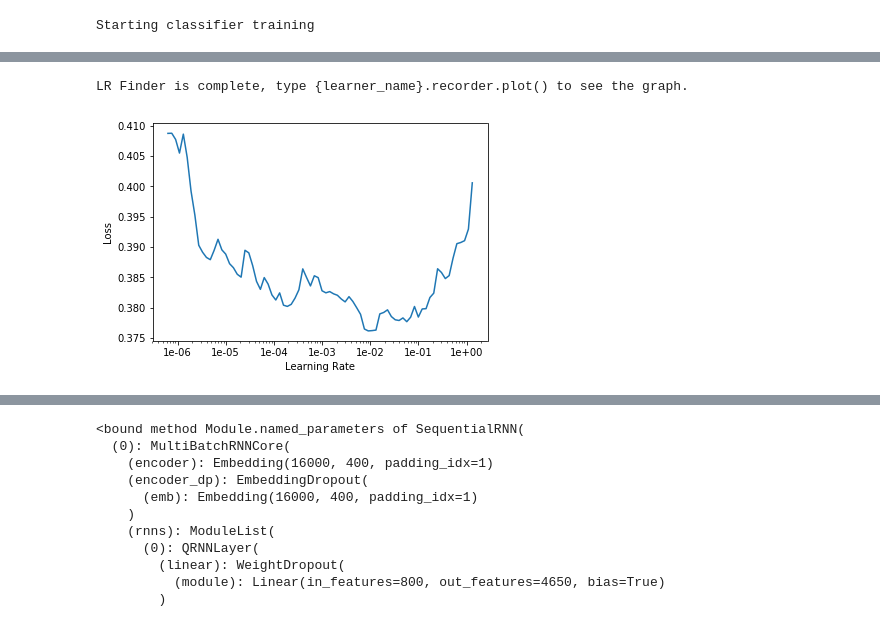
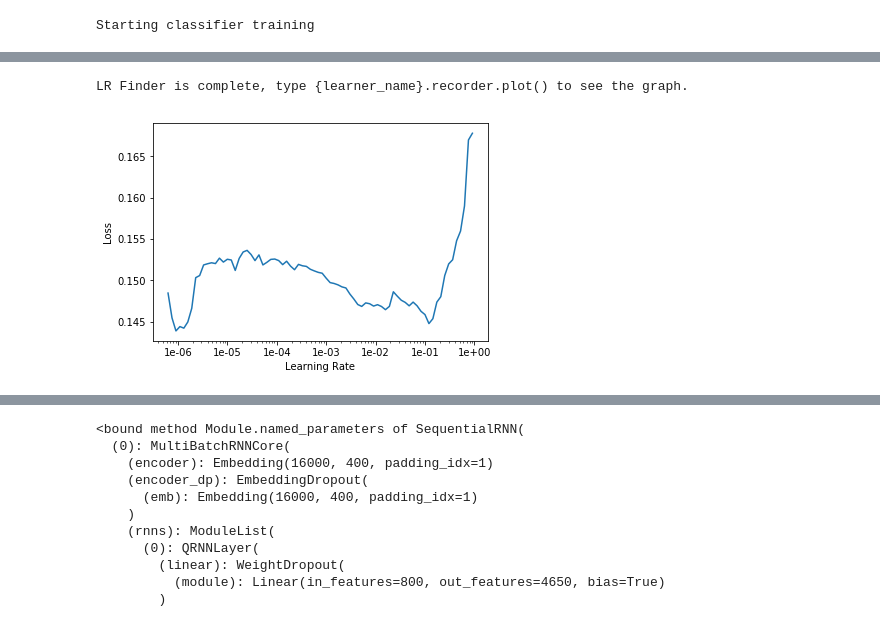
Before and after one commit to amaleelhamri/ulmfit-multilingual, a Jupyter notebook: 20181127_MedWeb_classification.ipynb, the cells around one changed output, grey strips where cells are left out. Saved outputs shown, nothing was run; the diff lists cells and outputs as text; code cells hidden in the pictures.

```diff
--- a/20181127_MedWeb_classification.ipynb
+++ b/20181127_MedWeb_classification.ipynb
@@ -439,7 +476,8 @@ PosixPath('data/wiki/ja-100/models')
 print("Starting classifier training")
 learn = text_classifier_learner(data_clas, bptt=bptt, pad_token=PAD_TOKEN_ID,
                               path=model_dir.parent, model_dir=model_dir.name,
-                              qrnn=qrnn, emb_sz=emb_sz, nh=nh, nl=nl)
+                              qrnn=qrnn, emb_sz=emb_sz, nh=nh, nl=nl,drop_mult=0.3
+                                )
 
 learn.load_encoder(lm_enc_finetuned)
 
@@ -451,0 +517,2 @@ Starting classifier training
+# %%
+pos_weight = torch.cuda.FloatTensor(cls_weights[data_clas.train_ds.y.classes].values)
@@ -451,0 +524,5 @@ Starting classifier training
+# %%
+bce_logits_weighted = partial(F.binary_cross_entropy_with_logits,  pos_weight=pos_weight)
+# %%
+learn.loss_func = bce_logits_weighted
+print(learn.loss_func)
@@ -459,12 +539,12 @@ LR Finder is complete, type {learner_name}.recorder.plot() to see the graph.
 # %%
-learn.fit_one_cycle(1, 5e-1, moms=(0.8, 0.7), wd=1e-7)
+learn.fit_one_cycle(1, 1e-2, moms=(0.8, 0.7), wd=1e-7)
 learn.freeze_to(-2)
 
 learn.lr_find()
 learn.recorder.plot()
 # %% [output]
 LR Finder is complete, type {learner_name}.recorder.plot() to see the graph.
-[figure, old version]
+[figure, new version]
 # %%
 lr = 1e-2
 learn.fit_one_cycle(1, slice(lr / (2.6 ** 4), lr), moms=(0.8, 0.7), wd=1e-7)
```
Also changed, not shown: parts of 65 cells of this notebook.
